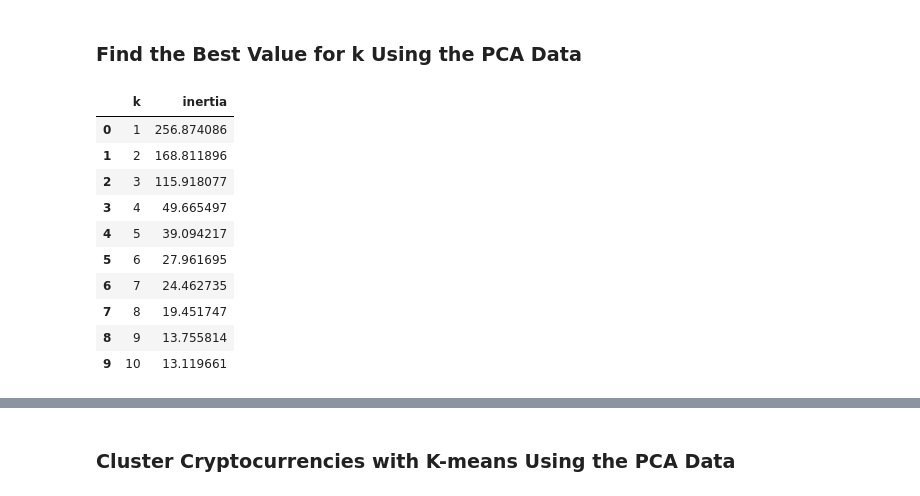
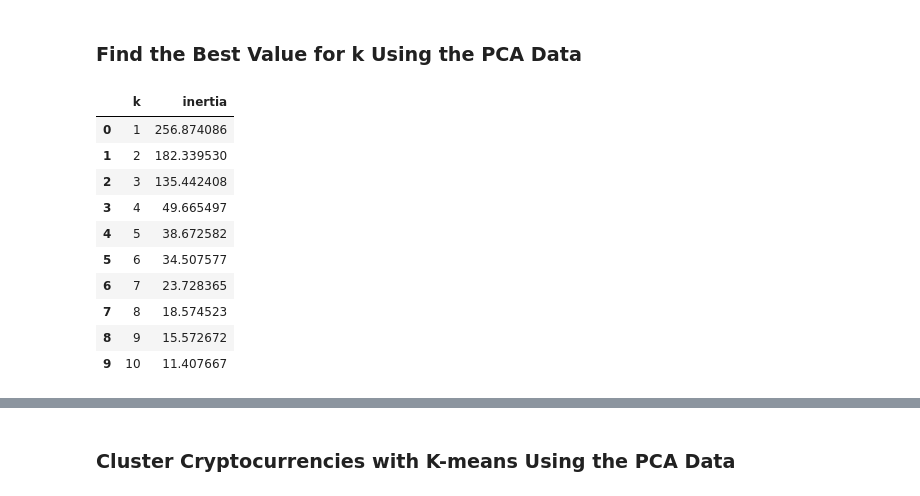
Before and after one commit to JimGile/CryptoClustering, a Jupyter notebook: notebooks/Crypto_Clustering.ipynb, the cells around one changed output, grey strips where cells are left out. Cells and saved outputs as stored; diff of their text form; code cells hidden in the pictures.

```diff
--- a/notebooks/Crypto_Clustering.ipynb
+++ b/notebooks/Crypto_Clustering.ipynb
@@ -69,29 +91,22 @@ scaled_market_data_df.head()
 # %%
 # Create a list with the number of k-values to try
 # Use a range from 1 to 11
-k_vals = list(range(1, 11))
 
 # Create an empty list to store the inertia values
-intertia_vals = []
 
 # Create a for loop to compute the inertia with each possible value of k
 # Inside the loop:
 # 1. Create a KMeans model using the loop counter for the n_clusters
 # 2. Fit the model to the data using the scaled DataFrame
 # 3. Append the model.inertia_ to the inertia list
-for k in k_vals:
-    k_model = KMeans(n_clusters=k, n_init='auto', random_state=1)
-    k_model.fit(scaled_market_data_df)
-    intertia_vals.append(k_model.inertia_)
 
 # Create a dictionary with the data to plot the Elbow curve
-elbow_dict = {'k': k_vals, 'inertia': intertia_vals}
 
-# Create a DataFrame with the data to plot the Elbow curve
-elbow_df = pd.DataFrame(elbow_dict)
+# Create a DataFrame with the data to plot the Elbow curve using the defined get_elbow_df() function
+# instead of the steps listed above
+elbow_df = get_elbow_df(1, 11, scaled_market_data_df)
 
 # Display the DataFrame
-# TODO: This output is not the same as the starter code.
 elbow_df
 # %% [output]
 |  | k | inertia |
@@ -168,11 +230,13 @@ cyrpto_predictions_df.head()
 ### Optimize Clusters with Principal Component Analysis.
 # %%
 # Create a PCA model instance and set `n_components=3`.
+pca = PCA(n_components=3)
 # %%
 # Use the PCA model with `fit_transform` on the original scaled DataFrame to reduce to three principal components.
-
+pca_data = pca.fit_transform(scaled_market_data_df)
 
 # View the first five rows of the DataFrame.
+pca_data[:5]
 # %% [output]
 array([[-0.60066733,  0.84276006,  0.46159457],
        [-0.45826071,  0.45846566,  0.95287678],
@@ -194,15 +264,19 @@ array([0.3719856 , 0.34700813, 0.17603793])
 # Note: The code for this step is provided for you
 
 # Creating a DataFrame with the PCA data
-
+market_pca_df = pd.DataFrame(
+    pca_data,
+    columns=["PCA1", "PCA2", "PCA3"]
+)
 
 # Copy the crypto names from the original data
-
+market_pca_df['coin_id'] = scaled_market_data_df.index
 
 # Set the coinid column as index
-
+market_pca_df = market_pca_df.set_index(keys='coin_id')
 
 # Display sample data
+market_pca_df.head(10)
 # %% [output]
 |  | PCA1 | PCA2 | PCA3 |
 | coin_id |  |  |  |
@@ -221,37 +295,39 @@ array([0.3719856 , 0.34700813, 0.17603793])
 # %%
 # Create a list with the number of k-values to try
 # Use a range from 1 to 11
 
 
 # Create an empty list to store the inertia values
 
 
 # Create a for loop to compute the inertia with each possible value of k
 # Inside the loop:
 # 1. Create a KMeans model using the loop counter for the n_clusters
 # 2. Fit the model to the data using PCA DataFrame.
 # 3. Append the model.inertia_ to the inertia list
 
 
 # Create a dictionary with the data to plot the Elbow curve
 
 
-# Create a DataFrame with the data to plot the Elbow curve
-
+# Create a DataFrame with the data to plot the Elbow curve using the defined get_elbow_df() function
+# instead of the steps listed above
+pca_elbow_df = get_elbow_df(1, 11, market_pca_df)
 
 # Display the DataFrame
+pca_elbow_df
 # %% [output]
 |  | k | inertia |
 | 0 | 1 | 256.874086 |
-| 1 | 2 | 168.811896 |
-| 2 | 3 | 115.918077 |
+| 1 | 2 | 182.339530 |
+| 2 | 3 | 135.442408 |
 | 3 | 4 | 49.665497 |
-| 4 | 5 | 39.094217 |
-| 5 | 6 | 27.961695 |
-| 6 | 7 | 24.462735 |
-| 7 | 8 | 19.451747 |
-| 8 | 9 | 13.755814 |
-| 9 | 10 | 13.119661 |
+| 4 | 5 | 38.672582 |
+| 5 | 6 | 34.507577 |
+| 6 | 7 | 23.728365 |
+| 7 | 8 | 18.574523 |
+| 8 | 9 | 15.572672 |
+| 9 | 10 | 11.407667 |
 # %%
 # Plot a line chart with all the inertia values computed with
 # the different values of k to visually identify the optimal value for k.
```
Also changed, not shown: parts of 21 cells of this notebook.
